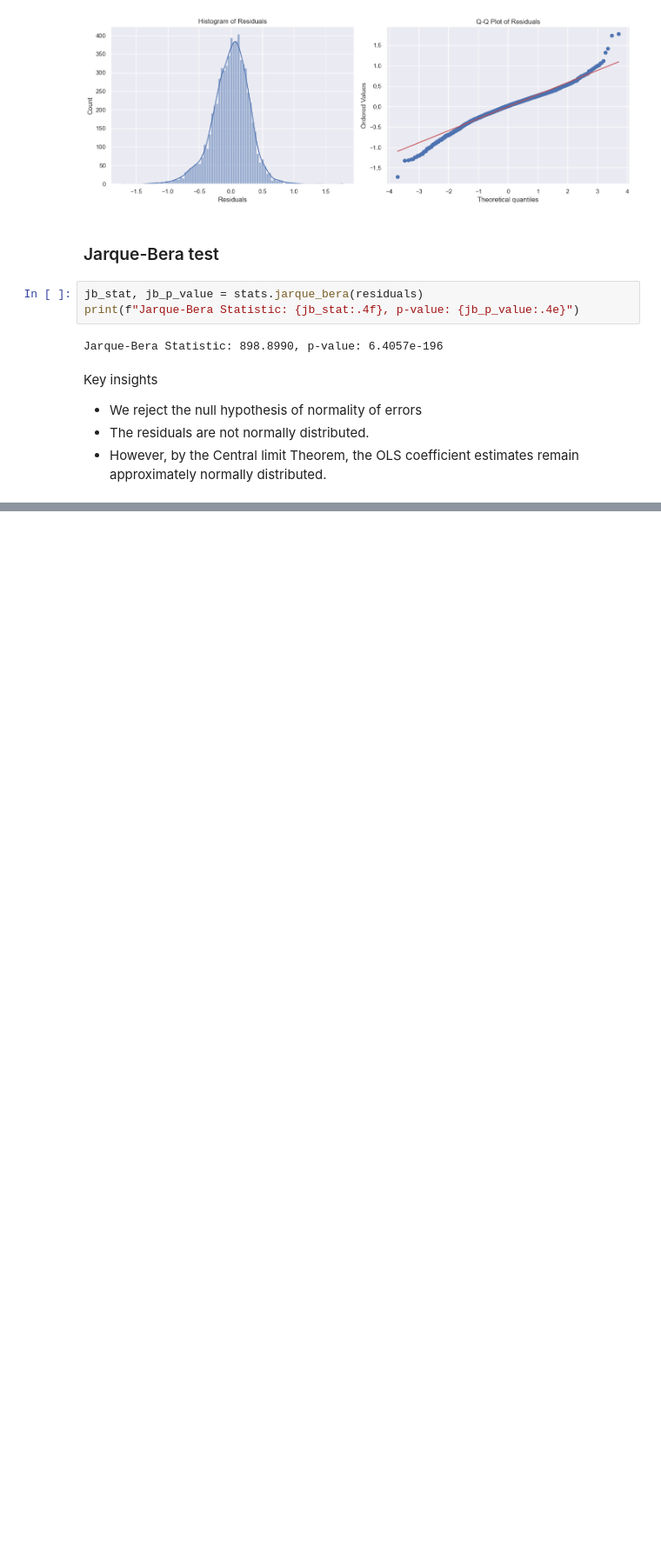
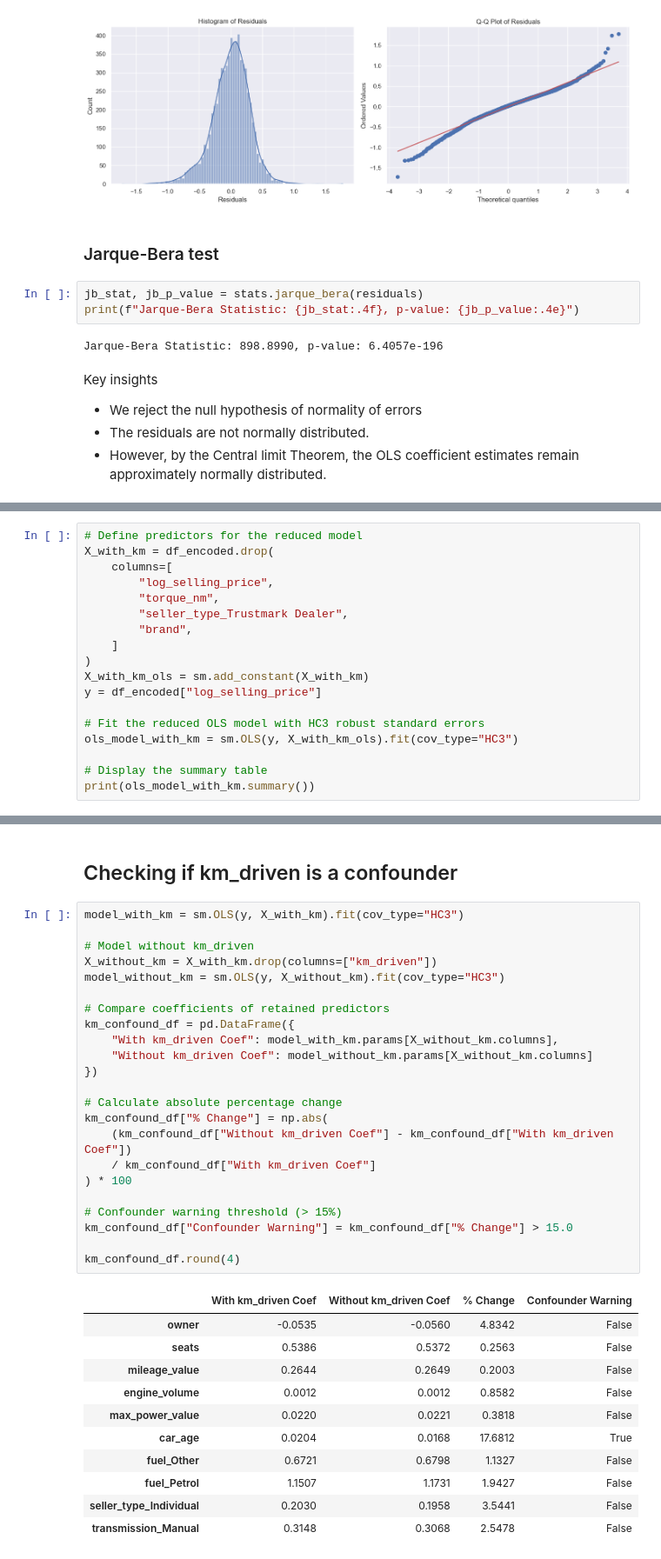
Before and after one commit to kjkyagambiddwa/OIBSIP, a Jupyter notebook: DataScience-Task3-CarPricePrediction/Car_Price_Prediction.ipynb, the cells around one changed output, grey strips where cells are left out. Shown at 87% size. Saved outputs shown, nothing was run; the diff lists cells and outputs as text; blank space fills up the shorter version.

Commit message:
OLS Linear regression fit and confounding tested.

```diff
--- a/DataScience-Task3-CarPricePrediction/Car_Price_Prediction.ipynb
+++ b/DataScience-Task3-CarPricePrediction/Car_Price_Prediction.ipynb
@@ -582,0 +677,18 @@ Key insights
+# %%
+# Define predictors for the reduced model
+X_with_km = df_encoded.drop(
+    columns=[
+        "log_selling_price",
+        "torque_nm",
+        "seller_type_Trustmark Dealer",
+        "brand",
+    ]
+)
+X_with_km_ols = sm.add_constant(X_with_km)
+y = df_encoded["log_selling_price"]
+
+# Fit the reduced OLS model with HC3 robust standard errors
+ols_model_with_km = sm.OLS(y, X_with_km_ols).fit(cov_type="HC3")
+
+# Display the summary table
+print(ols_model_with_km.summary())
@@ -582,0 +713,37 @@ Key insights
+# %% [markdown]
+## Checking if km_driven is a confounder
+# %%
+model_with_km = sm.OLS(y, X_with_km).fit(cov_type="HC3")
+
+# Model without km_driven
+X_without_km = X_with_km.drop(columns=["km_driven"])
+model_without_km = sm.OLS(y, X_without_km).fit(cov_type="HC3")
+
+# Compare coefficients of retained predictors
+km_confound_df = pd.DataFrame({
+    "With km_driven Coef": model_with_km.params[X_without_km.columns],
+    "Without km_driven Coef": model_without_km.params[X_without_km.columns]
+})
+
+# Calculate absolute percentage change
+km_confound_df["% Change"] = np.abs(
+    (km_confound_df["Without km_driven Coef"] - km_confound_df["With km_driven Coef"])
+    / km_confound_df["With km_driven Coef"]
+) * 100
+
+# Confounder warning threshold (> 15%)
+km_confound_df["Confounder Warning"] = km_confound_df["% Change"] > 15.0
+
+km_confound_df.round(4)
+# %% [output]
+|  | With km_driven Coef | Without km_driven Coef | % Change | Confounder Warning |
+| owner | -0.0535 | -0.0560 | 4.8342 | False |
+| seats | 0.5386 | 0.5372 | 0.2563 | False |
+| mileage_value | 0.2644 | 0.2649 | 0.2003 | False |
+| engine_volume | 0.0012 | 0.0012 | 0.8582 | False |
+| max_power_value | 0.0220 | 0.0221 | 0.3818 | False |
+| car_age | 0.0204 | 0.0168 | 17.6812 | True |
+| fuel_Other | 0.6721 | 0.6798 | 1.1327 | False |
+| fuel_Petrol | 1.1507 | 1.1731 | 1.9427 | False |
+| seller_type_Individual | 0.2030 | 0.1958 | 3.5441 | False |
+| transmission_Manual | 0.3148 | 0.3068 | 2.5478 | False |
```
Also changed, not shown: parts of 11 cells of this notebook.
